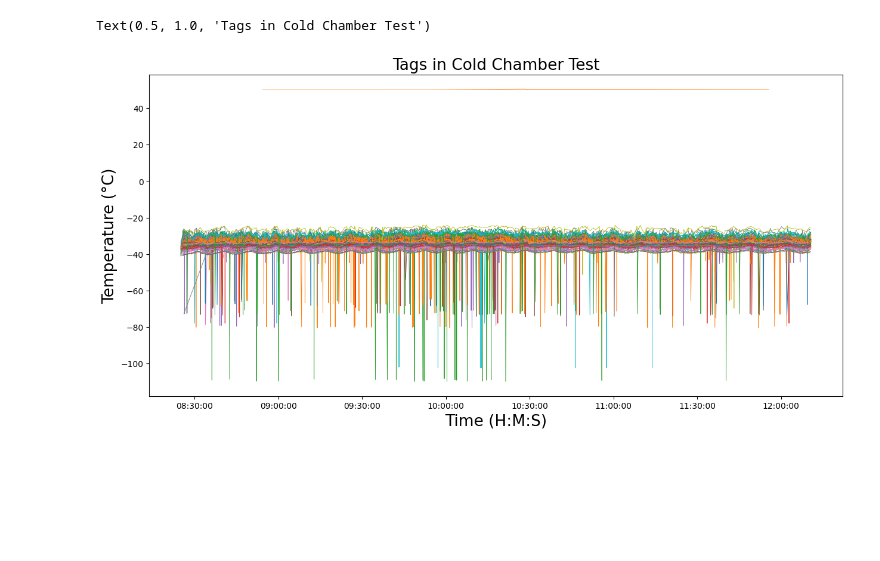
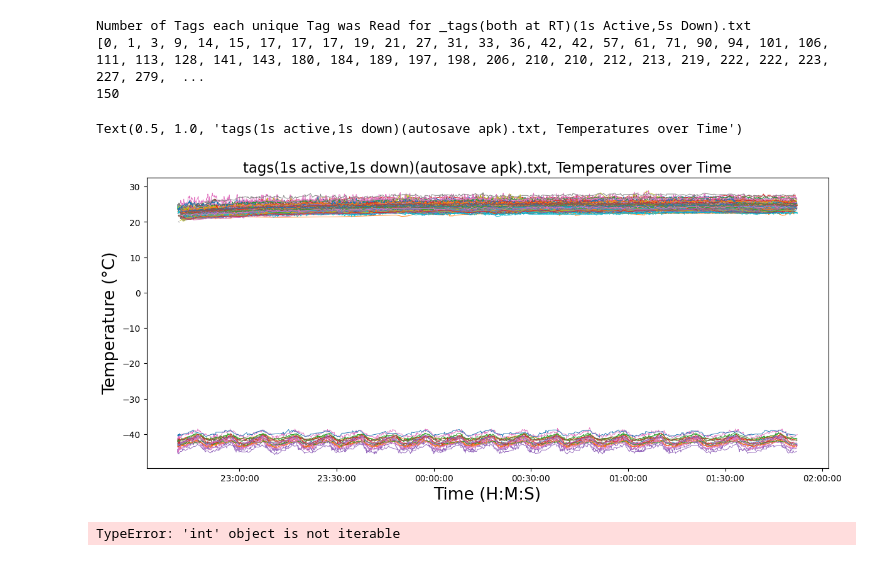
Before and after one commit to trevorcmit/RFID_Multireader, a Jupyter notebook: Plot.ipynb, the cells around one changed output. Cells and saved outputs as stored; diff of their text form; code cells hidden in the pictures; blank space fills up the shorter version.

Commit message:
Save on Down duty. More text file analysis.

```diff
--- a/Plot.ipynb
+++ b/Plot.ipynb
@@ -10,5 +6,5 @@ c:\Users\trevo\AppData\Local\Programs\Python\Python38\lib\site-packages\numpy\.l
 # %%
-with open('Tag_Text_FIles/tags2.txt', 'r') as file:
+with open('Tag_Text_Files/tags(1s active,1s down)(autosave apk).txt', 'r') as file:
     reader = csv.reader(file)
 
     data = []             # Initialize empty list
@@ -38,7 +34,13 @@ with open('Tag_Text_FIles/tags2.txt', 'r') as file:
 
         elif len(line)==8: # If it is a time stamp
             h,m,s = line.split(':')
-            data.append(datetime.datetime(1900,1,1,int(h),int(m),int(s)))
+
+            if int(h)>20:
+                day=1
+            else:
+                day=2
+
+            data.append(datetime.datetime(1900, 1, day,int(h),int(m),int(s)))
 
         elif line ==' ':
             pass
@@ -48,25 +50,35 @@ with open('Tag_Text_FIles/tags2.txt', 'r') as file:
                 data.append(float(line))
             except:
                 pass
+
+num = []
+for k,v in database.items():
+    num.append(len(v[1]))
+print("Number of Tags each unique Tag was Read for _tags(both at RT)(1s Active,5s Down).txt")
+print(sorted(num))
+print(len(num))
+# %% [output]
+Number of Tags each unique Tag was Read for _tags(both at RT)(1s Active,5s Down).txt
+[0, 1, 3, 9, 14, 15, 17, 17, 17, 19, 21, 27, 31, 33, 36, 42, 42, 57, 61, 71, 90, 94, 101, 106, 111, 113, 128, 141, 143, 180, 184, 189, 197, 198, 206, 210, 210, 212, 213, 219, 222, 222, 223, 227, 279,  ...
+150
 # %%
 import matplotlib.dates as mdates
 myFmt = mdates.DateFormatter('%H:%M:%S')
 # %%
-fig, ax = plt.subplots(figsize=(15,7))
+fig, ax = plt.subplots(figsize=(14, 6))
 ax.xaxis.set_major_formatter(myFmt)
 
 for k,v in database.items():
-    ax.plot(v[0], v[1], label=k, linewidth=0.65)
+    if len(v[1]) > 1:
+        ax.plot(v[0], v[1], label=k, linewidth=0.65)
 
-# ax.legend()
 ax.set_ylabel("Temperature (°C)", fontsize=19)
 ax.set_xlabel("Time (H:M:S)", fontsize=19)
-ax.set_title("Tags in Cold Chamber Test", fontsize=19)
-
+ax.set_title("tags(1s active,1s down)(autosave apk).txt, Temperatures over Time", fontsize=16.5)
 # ax.set_ylim(bottom=-42.0)
 # %% [output]
-Text(0.5, 1.0, 'Tags in Cold Chamber Test')
+Text(0.5, 1.0, 'tags(1s active,1s down)(autosave apk).txt, Temperatures over Time')
-[figure, old version]
+[figure, new version]
 # %%
 vs = dict()
 for k,v in database.items():
@@ -88,18 +98,31 @@ for k,v in database.items():
     vs[k] = [v_0, ts]
 # %%
 from tqdm import tqdm
-start = datetime.datetime(1900,1,1,8,24,0);
+start = datetime.datetime(1900,1,1,22,41,0);
 
 times, counts = [], []
-for i in tqdm(range(12600)):
+tags = []
+for i in tqdm(range(10800)):                       # For each second in the test
     span = start + datetime.timedelta(seconds=60)
 
-    count = 0
-    for k,v in database.items():
-        for i,j in zip(v[0],v[1]):
-            if i < span and i > start:
-                count += 1
+    count = 0                                      # Count of number of tags read in the minute-long span
+    tag_count = 0
+    for k,v in database.items():                   # Iterate over each tag in the database
+
+        yes_tag = False                            # Boolean to check if the tag is in the span
+
+        for m,n in zip(v[0],v[1]):                 # For timestamp,temp_value for each tag...
+            if m < span and m > start:             # If the timestamp is within the minute-long span...
+
+                if not yes_tag:
+                    yes_tag = True
+                    tag_count += 1
+
+                count += 1                         # Increment the count
+    tags.append(tag_count)
     times.append(start)
     counts.append(count)
 
     start += datetime.timedelta(seconds=1)
+# %% [output]
+TypeError: 'int' object is not iterable
```
Also changed, not shown: parts of 5 cells of this notebook, 16 other files.
